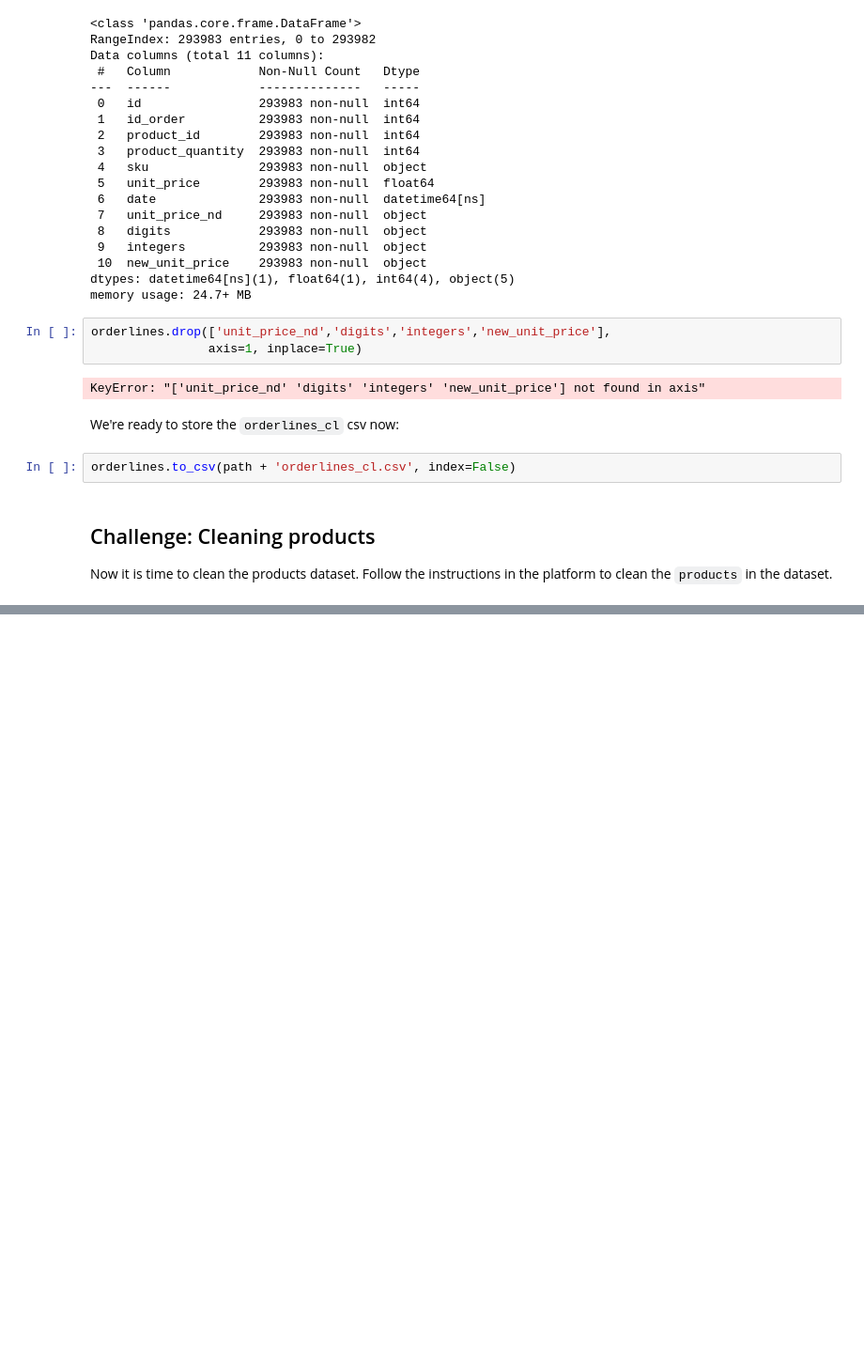
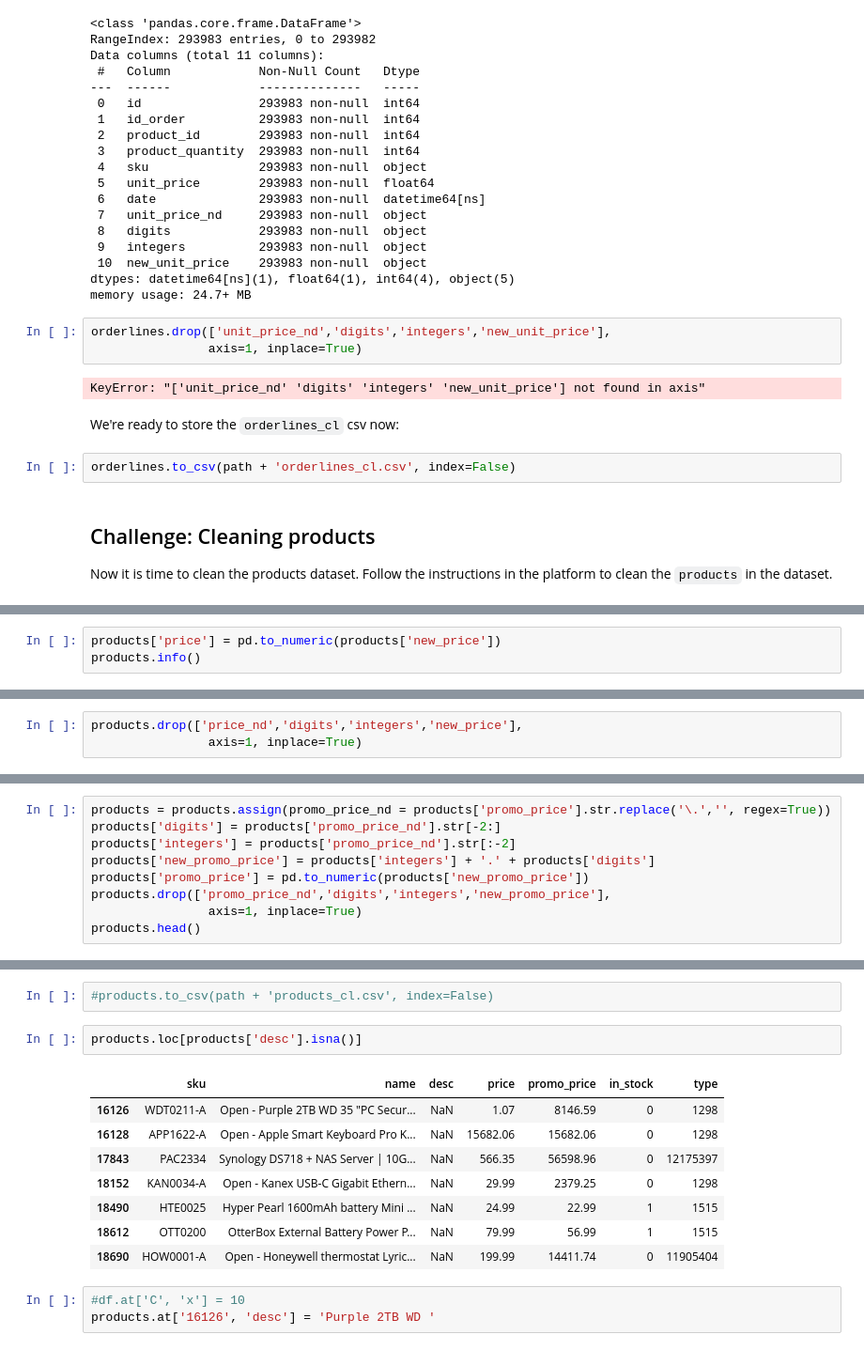
Before and after one commit to anja0440/Sec_3_Pandas, a Jupyter notebook: 3-data-cleaning-challenges.ipynb, the cells around one changed output, grey strips where cells are left out. Shown: that part at 94% size. Drawn from its saved outputs; the diff is of its cells as text; blank space fills up the shorter version.

```diff
--- a/3-data-cleaning-challenges.ipynb
+++ b/3-data-cleaning-challenges.ipynb
@@ -316,0 +371,3 @@ Now it is time to clean the products dataset. Follow the instructions in the pla
+# %%
+products['price'] = pd.to_numeric(products['new_price'])
+products.info()
@@ -316,0 +393,3 @@ Now it is time to clean the products dataset. Follow the instructions in the pla
+# %%
+products.drop(['price_nd','digits','integers','new_price'],
+                axis=1, inplace=True)
@@ -316,0 +398,9 @@ Now it is time to clean the products dataset. Follow the instructions in the pla
+# %%
+products = products.assign(promo_price_nd = products['promo_price'].str.replace('\.','', regex=True))
+products['digits'] = products['promo_price_nd'].str[-2:]
+products['integers'] = products['promo_price_nd'].str[:-2]
+products['new_promo_price'] = products['integers'] + '.' + products['digits']
+products['promo_price'] = pd.to_numeric(products['new_promo_price'])
+products.drop(['promo_price_nd','digits','integers','new_promo_price'],
+                axis=1, inplace=True)
+products.head()
@@ -316,0 +414,16 @@ Now it is time to clean the products dataset. Follow the instructions in the pla
+# %%
+#products.to_csv(path + 'products_cl.csv', index=False)
+# %%
+products.loc[products['desc'].isna()]
+# %% [output]
+|  | sku | name | desc | price | promo_price | in_stock | type |
+| 16126 | WDT0211-A | Open - Purple 2TB WD 35 "PC Secur... | NaN | 1.07 | 8146.59 | 0 | 1298 |
+| 16128 | APP1622-A | Open - Apple Smart Keyboard Pro K... | NaN | 15682.06 | 15682.06 | 0 | 1298 |
+| 17843 | PAC2334 | Synology DS718 + NAS Server | 10G... | NaN | 566.35 | 56598.96 | 0 | 12175397 |
+| 18152 | KAN0034-A | Open - Kanex USB-C Gigabit Ethern... | NaN | 29.99 | 2379.25 | 0 | 1298 |
+| 18490 | HTE0025 | Hyper Pearl 1600mAh battery Mini ... | NaN | 24.99 | 22.99 | 1 | 1515 |
+| 18612 | OTT0200 | OtterBox External Battery Power P... | NaN | 79.99 | 56.99 | 1 | 1515 |
+| 18690 | HOW0001-A | Open - Honeywell thermostat Lyric... | NaN | 199.99 | 14411.74 | 0 | 11905404 |
+# %%
+#df.at['C', 'x'] = 10
+products.at['16126', 'desc'] = 'Purple 2TB WD '
```
Also changed, not shown: parts of 9 cells of this notebook.
